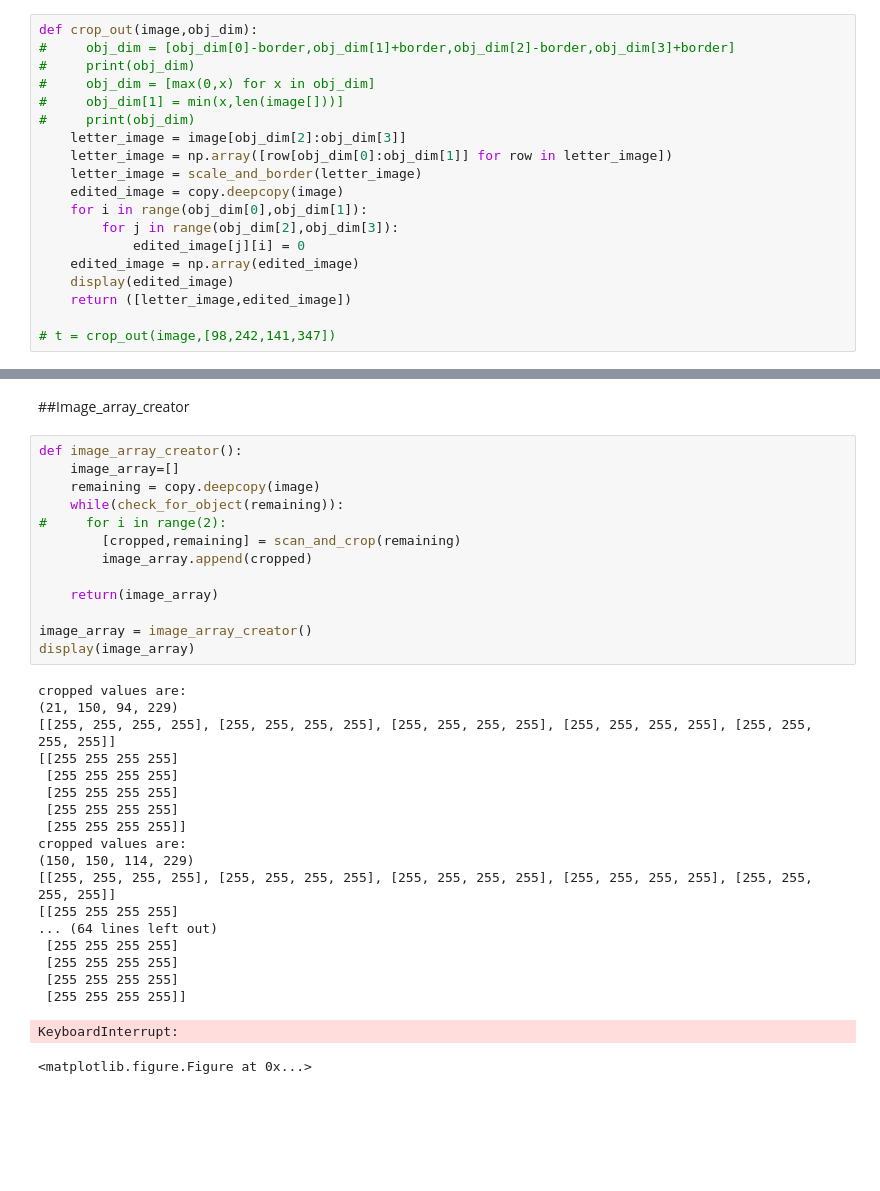
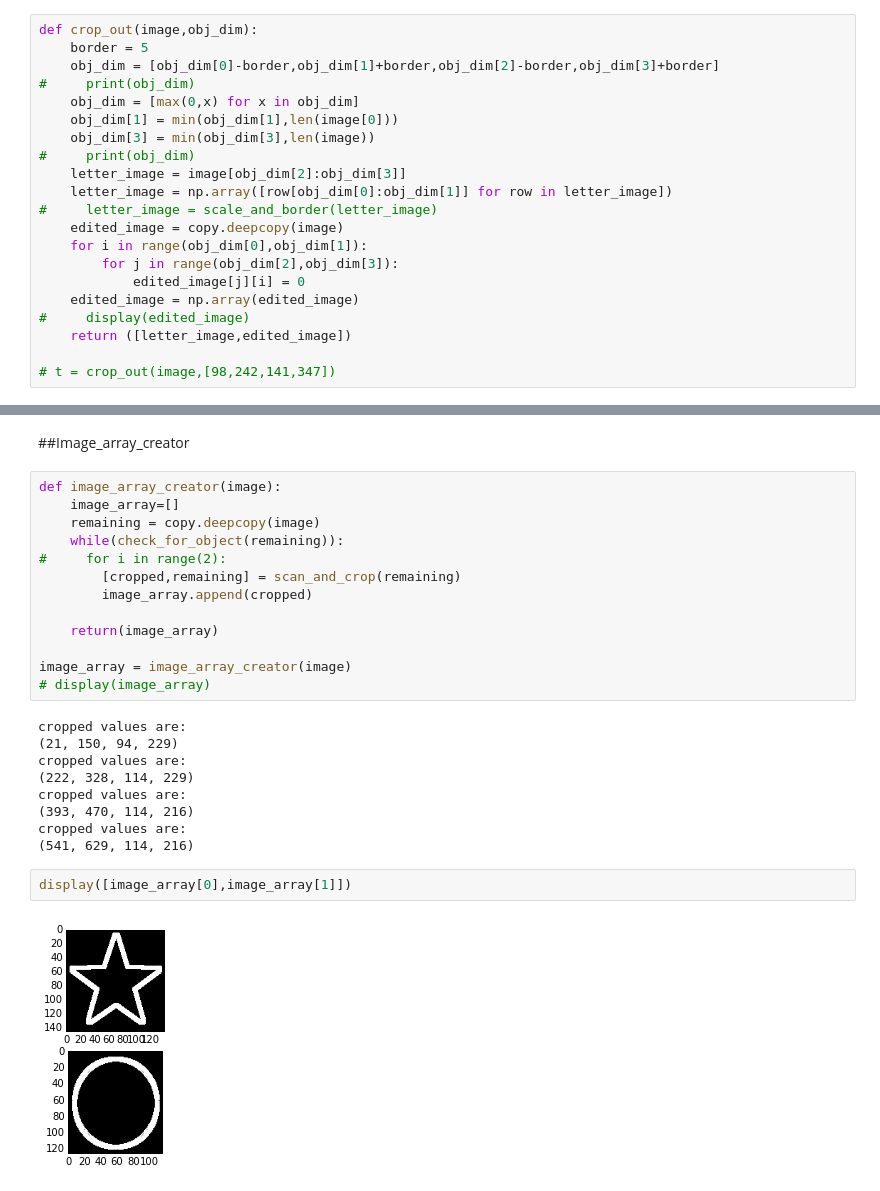
Before and after one commit to dhr9/HandwritingRecognition_using_ImageProcessing_and_NeuralNetworks_on_an_FPGA, a Jupyter notebook: Final_Year_Project/Image processing-mark3.ipynb, the cells around one changed output, grey strips where cells are left out. Cells and saved outputs as stored; diff of their text form; blank space fills up the shorter version.

Commit message:
Segmentation-v1.0.1
Segmentation successful without scaling and bordering

```diff
--- a/Final_Year_Project/Image processing-mark3.ipynb
+++ b/Final_Year_Project/Image processing-mark3.ipynb
@@ -307,20 +296,22 @@ display(scale_and_border(image))
 ##Crop_out function
 # %%
 def crop_out(image,obj_dim):
-#     obj_dim = [obj_dim[0]-border,obj_dim[1]+border,obj_dim[2]-border,obj_dim[3]+border]
+    border = 5
+    obj_dim = [obj_dim[0]-border,obj_dim[1]+border,obj_dim[2]-border,obj_dim[3]+border]
 #     print(obj_dim)
-#     obj_dim = [max(0,x) for x in obj_dim]
-#     obj_dim[1] = min(x,len(image[]))]
+    obj_dim = [max(0,x) for x in obj_dim]
+    obj_dim[1] = min(obj_dim[1],len(image[0]))
+    obj_dim[3] = min(obj_dim[3],len(image))
 #     print(obj_dim)
     letter_image = image[obj_dim[2]:obj_dim[3]]
     letter_image = np.array([row[obj_dim[0]:obj_dim[1]] for row in letter_image])
-    letter_image = scale_and_border(letter_image)
+#     letter_image = scale_and_border(letter_image)
     edited_image = copy.deepcopy(image)
     for i in range(obj_dim[0],obj_dim[1]):
         for j in range(obj_dim[2],obj_dim[3]):
             edited_image[j][i] = 0
     edited_image = np.array(edited_image)
-    display(edited_image)
+#     display(edited_image)
     return ([letter_image,edited_image])
 
 # t = crop_out(image,[98,242,141,347])
@@ -349,7 +340,7 @@ def check_for_object(im):
 # %% [markdown]
 ##Image_array_creator
 # %%
-def image_array_creator():
+def image_array_creator(image):
     image_array=[]
     remaining = copy.deepcopy(image)
     while(check_for_object(remaining)):
@@ -359,25 +350,18 @@ def image_array_creator():
 
     return(image_array)
 
-image_array = image_array_creator()
-display(image_array)
+image_array = image_array_creator(image)
+# display(image_array)
 # %% [output]
 cropped values are:
 (21, 150, 94, 229)
-[[255, 255, 255, 255], [255, 255, 255, 255], [255, 255, 255, 255], [255, 255, 255, 255], [255, 255, 255, 255]]
-[[255 255 255 255]
- [255 255 255 255]
- [255 255 255 255]
- [255 255 255 255]
- [255 255 255 255]]
 cropped values are:
-(150, 150, 114, 229)
-[[255, 255, 255, 255], [255, 255, 255, 255], [255, 255, 255, 255], [255, 255, 255, 255], [255, 255, 255, 255]]
-[[255 255 255 255]
-... (64 lines left out)
- [255 255 255 255]
- [255 255 255 255]
- [255 255 255 255]
- [255 255 255 255]]
+(222, 328, 114, 229)
+cropped values are:
+(393, 470, 114, 216)
+cropped values are:
+(541, 629, 114, 216)
-KeyboardInterrupt:
-<matplotlib.figure.Figure at 0x...>
+# %%
+display([image_array[0],image_array[1]])
+# %% [output]
+[figure, added]
```
Also changed, not shown: parts of 2 cells of this notebook, 7 other files.
